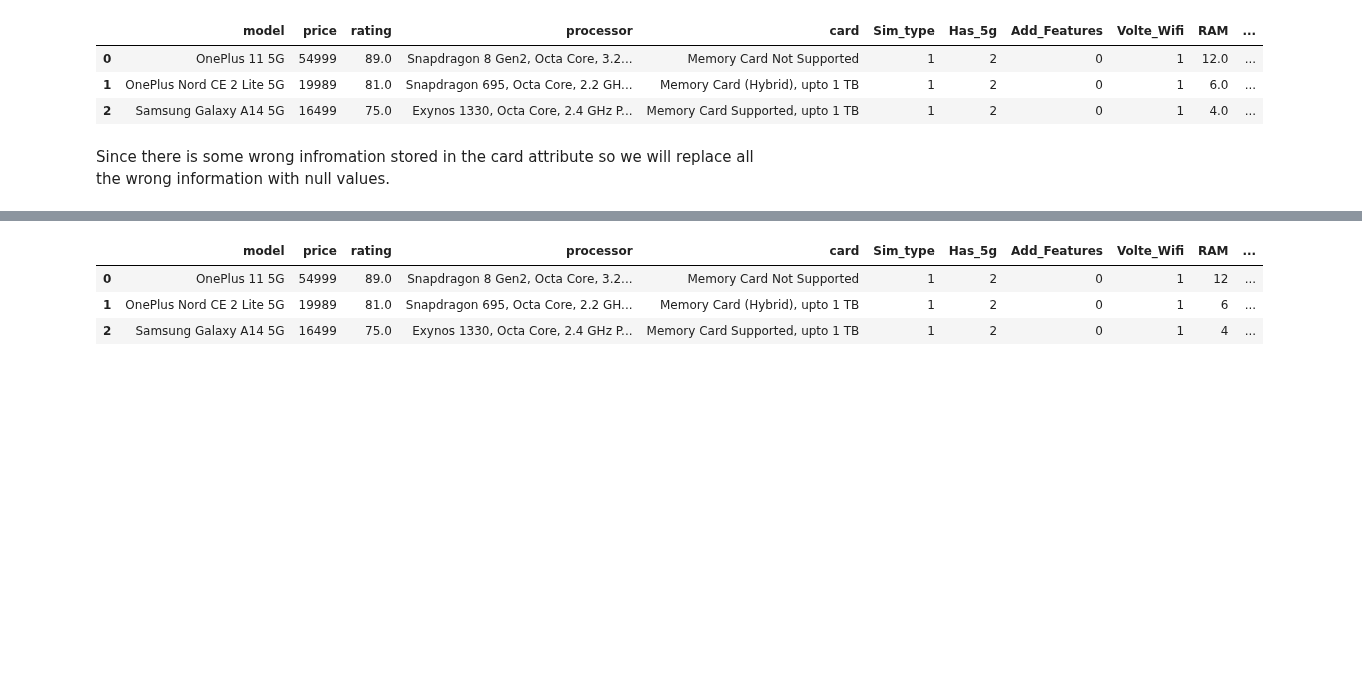
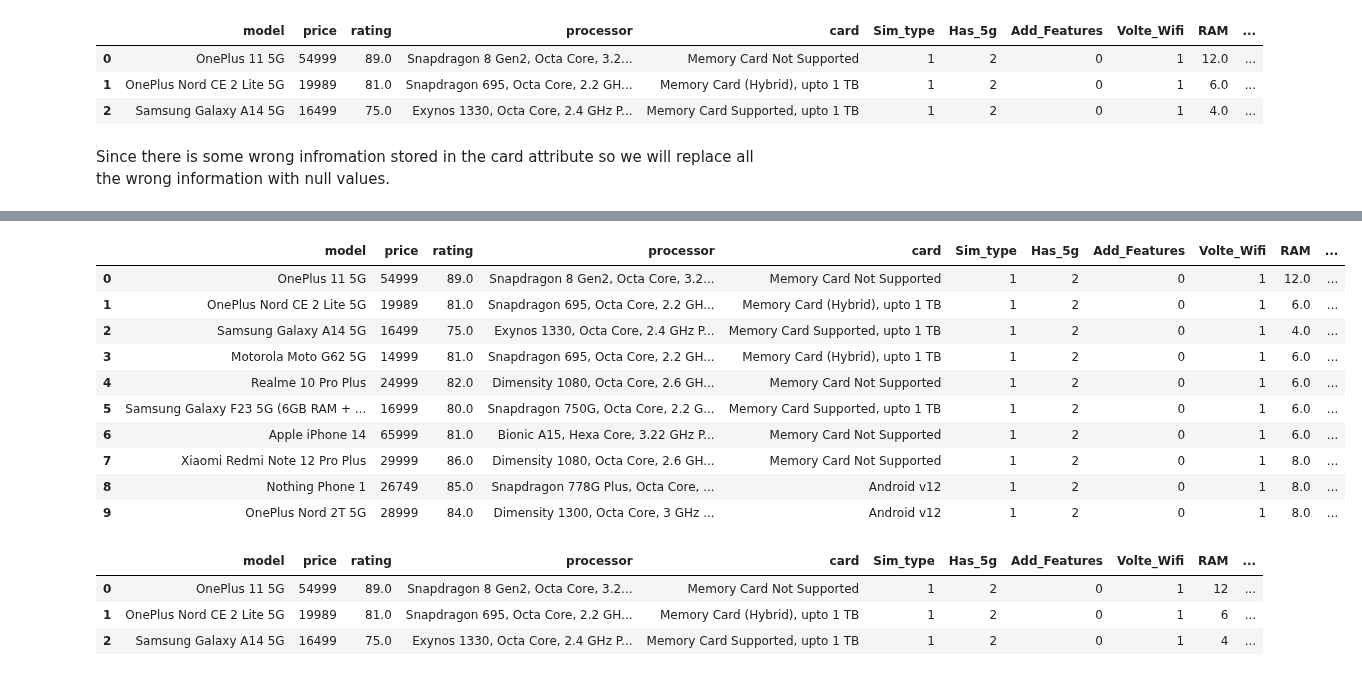
Before and after one commit to yuvraaj2002/AI_Projects, a Jupyter notebook: Smartphone_Price_Prediction/Code.ipynb, the cells around one changed output, grey strips where cells are left out. Saved outputs shown, nothing was run; the diff lists cells and outputs as text; code cells hidden in the pictures; blank space fills up the shorter version.

```diff
--- a/Smartphone_Price_Prediction/Code.ipynb
+++ b/Smartphone_Price_Prediction/Code.ipynb
@@ -302,3 +311,17 @@ str.split()
+# %%
+df.head(10)
+# %% [output]
+|  | model | price | rating | processor | card | Sim_type | Has_5g | Add_Features | Volte_Wifi | RAM | ... |
+| 0 | OnePlus 11 5G | 54999 | 89.0 | Snapdragon 8 Gen2, Octa Core, 3.2... | Memory Card Not Supported | 1 | 2 | 0 | 1 | 12.0 | ... |
+| 1 | OnePlus Nord CE 2 Lite 5G | 19989 | 81.0 | Snapdragon 695, Octa Core, 2.2 GH... | Memory Card (Hybrid), upto 1 TB | 1 | 2 | 0 | 1 | 6.0 | ... |
+| 2 | Samsung Galaxy A14 5G | 16499 | 75.0 | Exynos 1330, Octa Core, 2.4 GHz P... | Memory Card Supported, upto 1 TB | 1 | 2 | 0 | 1 | 4.0 | ... |
+| 3 | Motorola Moto G62 5G | 14999 | 81.0 | Snapdragon 695, Octa Core, 2.2 GH... | Memory Card (Hybrid), upto 1 TB | 1 | 2 | 0 | 1 | 6.0 | ... |
+| 4 | Realme 10 Pro Plus | 24999 | 82.0 | Dimensity 1080, Octa Core, 2.6 GH... | Memory Card Not Supported | 1 | 2 | 0 | 1 | 6.0 | ... |
+| 5 | Samsung Galaxy F23 5G (6GB RAM + ... | 16999 | 80.0 | Snapdragon 750G, Octa Core, 2.2 G... | Memory Card Supported, upto 1 TB | 1 | 2 | 0 | 1 | 6.0 | ... |
+| 6 | Apple iPhone 14 | 65999 | 81.0 | Bionic A15, Hexa Core, 3.22 GHz P... | Memory Card Not Supported | 1 | 2 | 0 | 1 | 6.0 | ... |
+| 7 | Xiaomi Redmi Note 12 Pro Plus | 29999 | 86.0 | Dimensity 1080, Octa Core, 2.6 GH... | Memory Card Not Supported | 1 | 2 | 0 | 1 | 8.0 | ... |
+| 8 | Nothing Phone 1 | 26749 | 85.0 | Snapdragon 778G Plus, Octa Core, ... | Android v12 | 1 | 2 | 0 | 1 | 8.0 | ... |
+| 9 | OnePlus Nord 2T 5G | 28999 | 84.0 | Dimensity 1300, Octa Core, 3 GHz ... | Android v12 | 1 | 2 | 0 | 1 | 8.0 | ... |
 # %%
 df.head(3)
 # %% [output]
```
Also changed, not shown: parts of 5 cells of this notebook.
